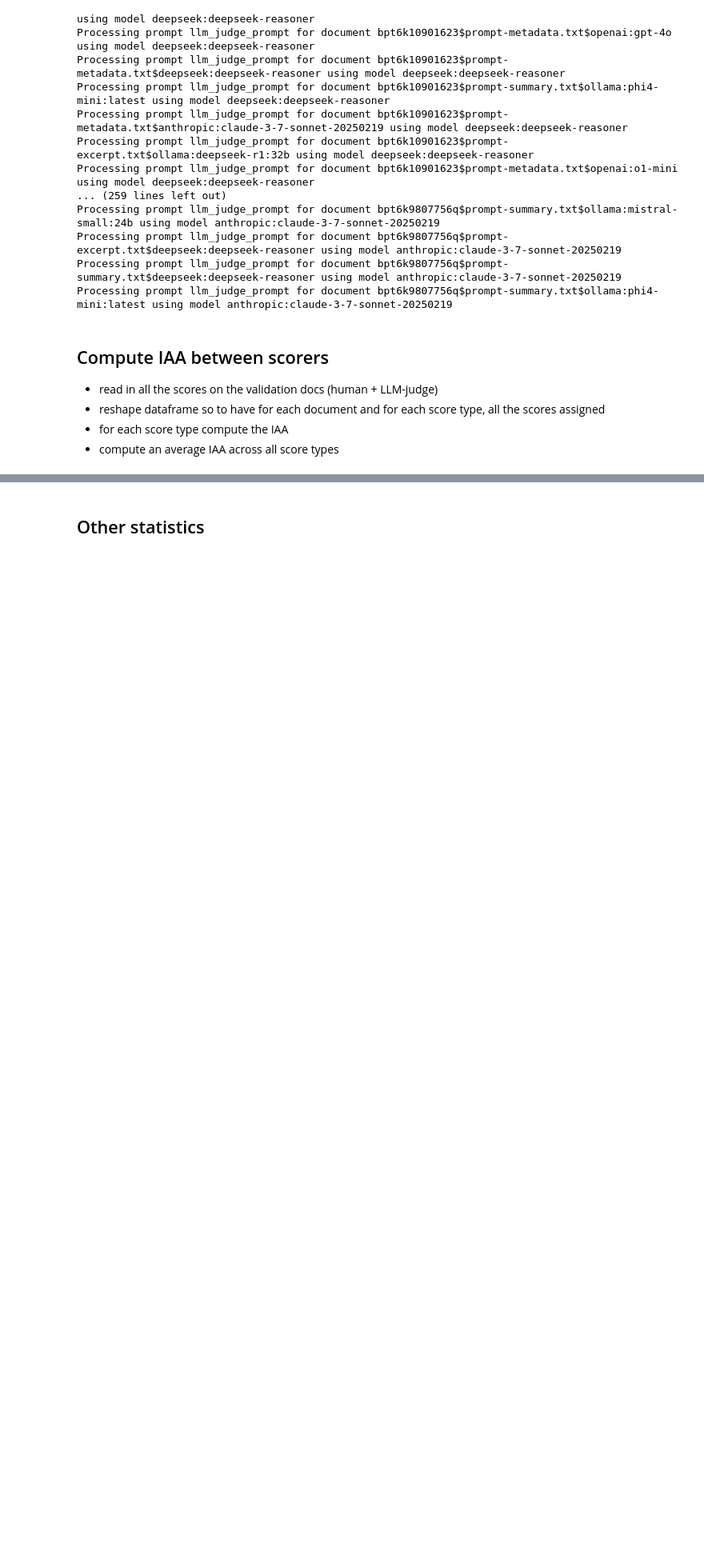
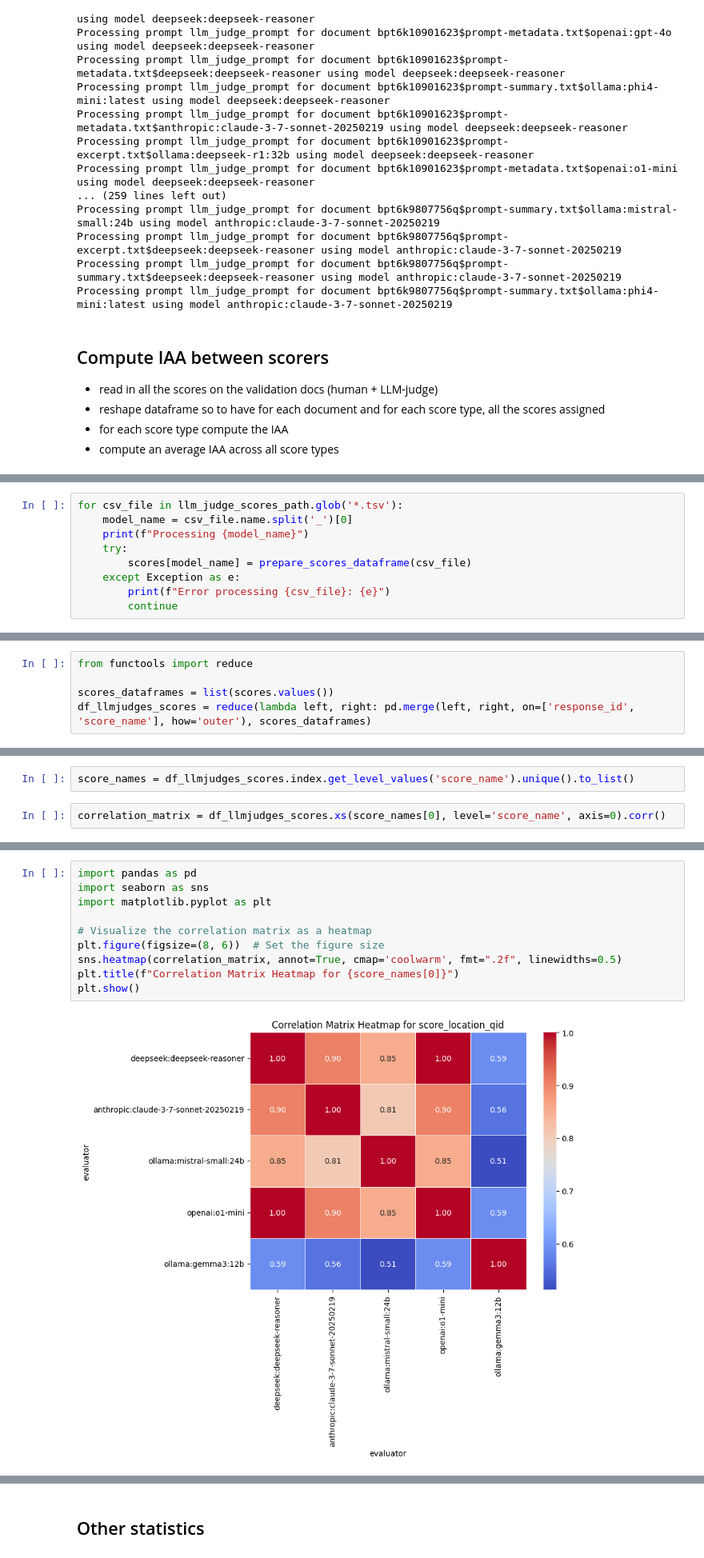
Before and after one commit to TextEnt/chrono-spatial-processing, a Jupyter notebook: notebooks/run-validation.ipynb, the cells around one changed output, grey strips where cells are left out. Shown at 80% size. Drawn from its saved outputs; the diff is of its cells as text; blank space fills up the shorter version.

```diff
--- a/notebooks/run-validation.ipynb
+++ b/notebooks/run-validation.ipynb
@@ -285,0 +372,9 @@ Processing prompt llm_judge_prompt for document bpt6k9807756q$prompt-summary.txt
+# %%
+for csv_file in llm_judge_scores_path.glob('*.tsv'):
+    model_name = csv_file.name.split('_')[0]
+    print(f"Processing {model_name}")
+    try:
+        scores[model_name] = prepare_scores_dataframe(csv_file)
+    except Exception as e:
+        print(f"Error processing {csv_file}: {e}")
+        continue
@@ -285,0 +389,5 @@ Processing prompt llm_judge_prompt for document bpt6k9807756q$prompt-summary.txt
+# %%
+from functools import reduce
+
+scores_dataframes = list(scores.values())
+df_llmjudges_scores = reduce(lambda left, right: pd.merge(left, right, on=['response_id', 'score_name'], how='outer'), scores_dataframes)
@@ -285,0 +431,4 @@ Processing prompt llm_judge_prompt for document bpt6k9807756q$prompt-summary.txt
+# %%
+score_names = df_llmjudges_scores.index.get_level_values('score_name').unique().to_list()
+# %%
+correlation_matrix = df_llmjudges_scores.xs(score_names[0], level='score_name', axis=0).corr()
@@ -285,0 +445,12 @@ Processing prompt llm_judge_prompt for document bpt6k9807756q$prompt-summary.txt
+# %%
+import pandas as pd
+import seaborn as sns
+import matplotlib.pyplot as plt
+
+# Visualize the correlation matrix as a heatmap
+plt.figure(figsize=(8, 6))  # Set the figure size
+sns.heatmap(correlation_matrix, annot=True, cmap='coolwarm', fmt=".2f", linewidths=0.5)
+plt.title(f"Correlation Matrix Heatmap for {score_names[0]}")
+plt.show()
+# %% [output]
+[figure, added]
```
Also changed, not shown: parts of 35 cells of this notebook, 1 other file.
